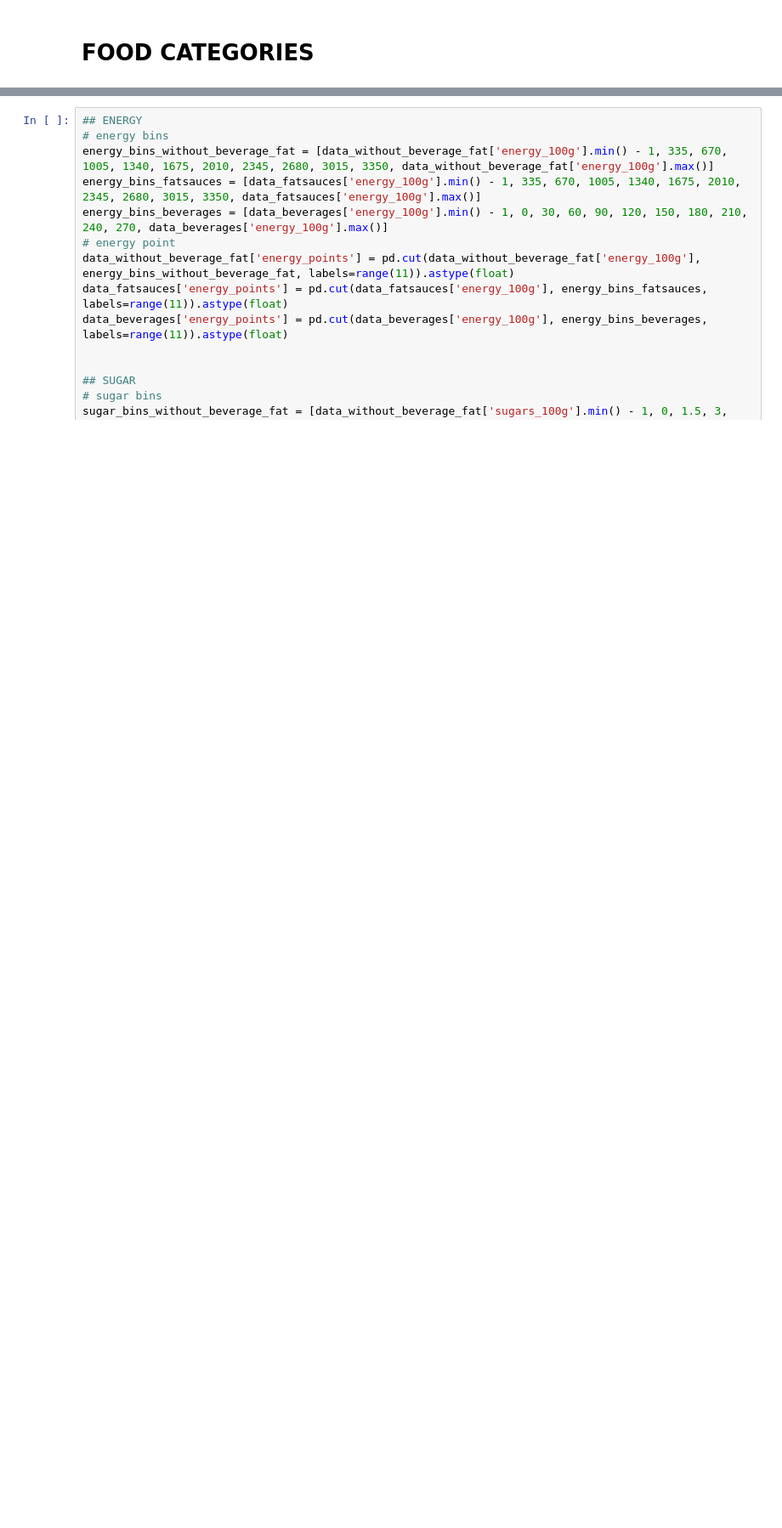
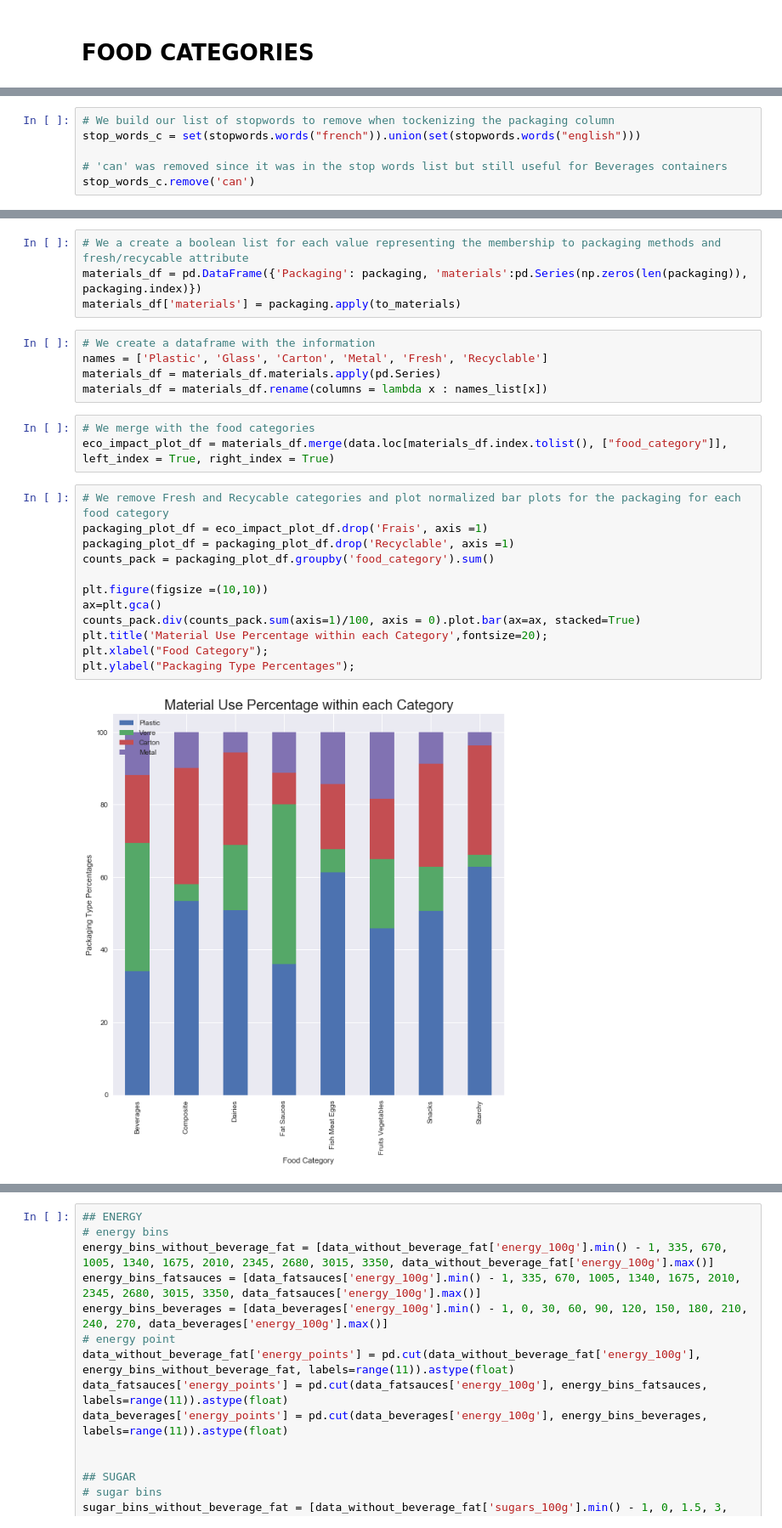
Before and after one commit to romi514/ProjectADA, a Jupyter notebook: exploration/columns_exploration.ipynb, the cells around one changed output, grey strips where cells are left out. Shown: that part at 85% size. Cells and saved outputs as stored; diff of their text form; blank space fills up the shorter version.

```diff
--- a/exploration/columns_exploration.ipynb
+++ b/exploration/columns_exploration.ipynb
@@ -333,0 +396,6 @@ data_without_beverage_fat = data[(data['Category_Food']!='Fat Sauces') & (data['
+# %%
+# We build our list of stopwords to remove when tockenizing the packaging column
+stop_words_c = set(stopwords.words("french")).union(set(stopwords.words("english")))
+
+# 'can' was removed since it was in the stop words list but still useful for Beverages containers
+stop_words_c.remove('can')
@@ -333,0 +478,26 @@ data_without_beverage_fat = data[(data['Category_Food']!='Fat Sauces') & (data['
+# %%
+# We a create a boolean list for each value representing the membership to packaging methods and fresh/recycable attribute
+materials_df = pd.DataFrame({'Packaging': packaging, 'materials':pd.Series(np.zeros(len(packaging)), packaging.index)})
+materials_df['materials'] = packaging.apply(to_materials)
+# %%
+# We create a dataframe with the information
+names = ['Plastic', 'Glass', 'Carton', 'Metal', 'Fresh', 'Recyclable']
+materials_df = materials_df.materials.apply(pd.Series)
+materials_df = materials_df.rename(columns = lambda x : names_list[x])
+# %%
+# We merge with the food categories
+eco_impact_plot_df = materials_df.merge(data.loc[materials_df.index.tolist(), ["food_category"]], left_index = True, right_index = True)
+# %%
+# We remove Fresh and Recycable categories and plot normalized bar plots for the packaging for each food category
+packaging_plot_df = eco_impact_plot_df.drop('Frais', axis =1)
+packaging_plot_df = packaging_plot_df.drop('Recyclable', axis =1)
+counts_pack = packaging_plot_df.groupby('food_category').sum()
+
+plt.figure(figsize =(10,10))
+ax=plt.gca()
+counts_pack.div(counts_pack.sum(axis=1)/100, axis = 0).plot.bar(ax=ax, stacked=True)
+plt.title('Material Use Percentage within each Category',fontsize=20);
+plt.xlabel("Food Category");
+plt.ylabel("Packaging Type Percentages");
+# %% [output]
+[figure, added]
```
Also changed, not shown: parts of 143 cells of this notebook, 3 other files.
